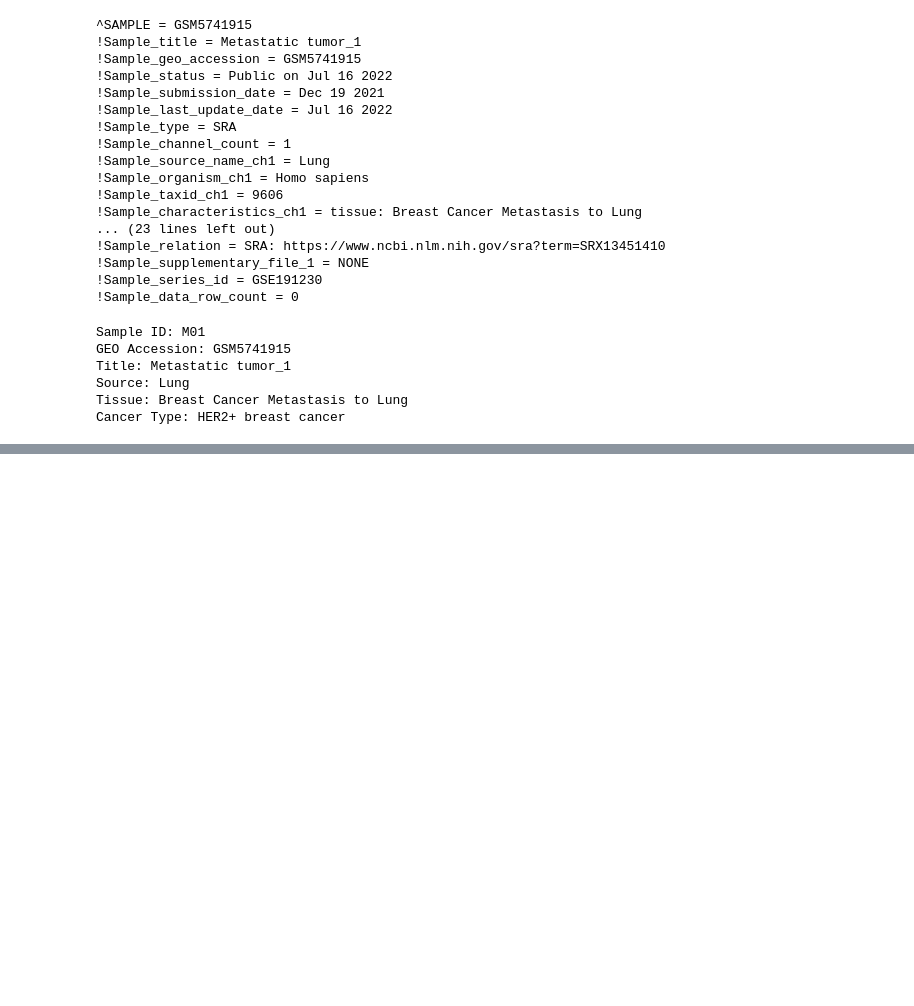
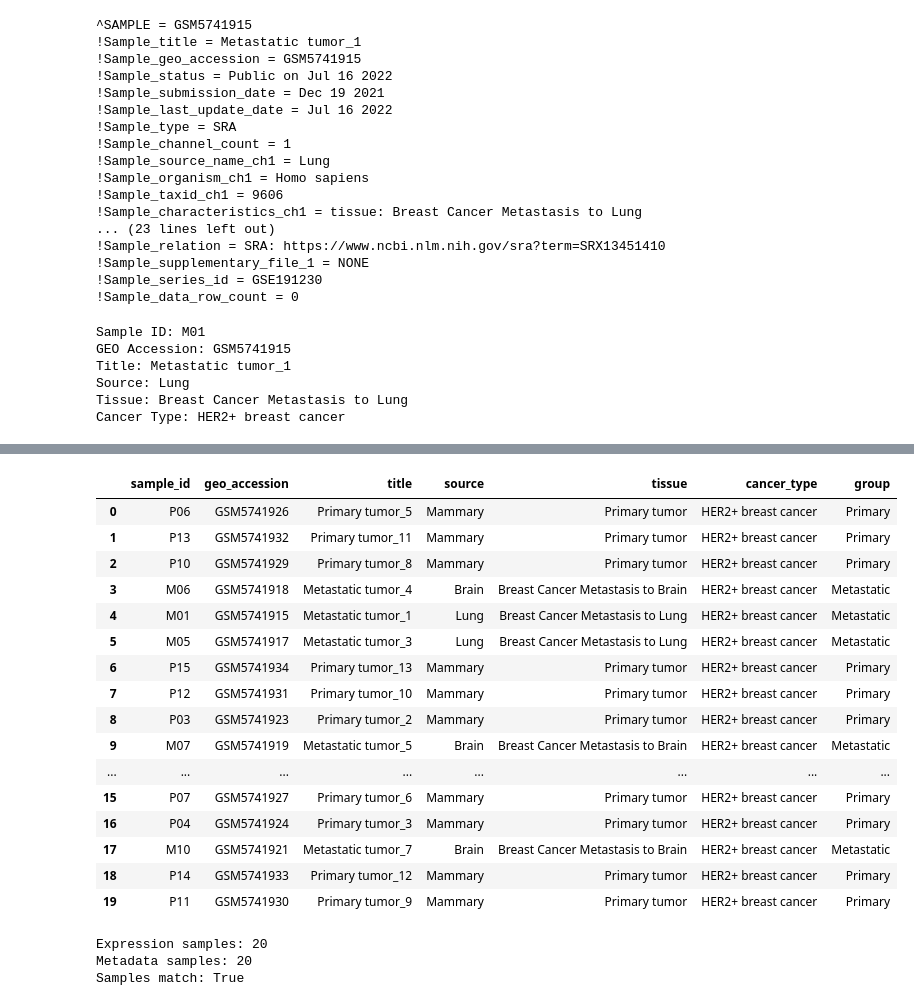
Before and after one commit to vparra9/breast-cancer-gene-expression-analysis, a Jupyter notebook: notebooks/gene_expression_analysis.ipynb, the cells around one changed output, grey strips where cells are left out. Drawn from its saved outputs; the diff is of its cells as text; code cells hidden in the pictures; blank space fills up the shorter version.

Commit message:
Retrieve and organize GEO sample metadata

```diff
--- a/notebooks/gene_expression_analysis.ipynb
+++ b/notebooks/gene_expression_analysis.ipynb
@@ -257,0 +323,8 @@ Cancer Type: HER2+ breast cancer
+# %%
+# Retrieve metadata for all samples in the study
+all_sample_metadata = []
+
+for sample in metadata[0]["Samples"]:
+    sample_accession = sample["Accession"]
+    sample_info = get_sample_metadata(sample_accession)
+    all_sample_metadata.append(sample_info)
@@ -257,0 +343,5 @@ Cancer Type: HER2+ breast cancer
+# %%
+# Convert the sample metadata into a DataFrame
+sample_metadata_df = pd.DataFrame(all_sample_metadata)
+
+sample_metadata_df
@@ -257,0 +366,40 @@ Cancer Type: HER2+ breast cancer
+# %%
+# Assign each sample to its tumor group based on the sample id
+sample_metadata_df["group"] = sample_metadata_df["sample_id"].apply(
+    lambda x: "Metastatic" if x.startswith("M") else "Primary"
+)
+
+sample_metadata_df
+# %% [output]
+|  | sample_id | geo_accession | title | source | tissue | cancer_type | group |
+| 0 | P06 | GSM5741926 | Primary tumor_5 | Mammary | Primary tumor | HER2+ breast cancer | Primary |
+| 1 | P13 | GSM5741932 | Primary tumor_11 | Mammary | Primary tumor | HER2+ breast cancer | Primary |
+| 2 | P10 | GSM5741929 | Primary tumor_8 | Mammary | Primary tumor | HER2+ breast cancer | Primary |
+| 3 | M06 | GSM5741918 | Metastatic tumor_4 | Brain | Breast Cancer Metastasis to Brain | HER2+ breast cancer | Metastatic |
+| 4 | M01 | GSM5741915 | Metastatic tumor_1 | Lung | Breast Cancer Metastasis to Lung | HER2+ breast cancer | Metastatic |
+| 5 | M05 | GSM5741917 | Metastatic tumor_3 | Lung | Breast Cancer Metastasis to Lung | HER2+ breast cancer | Metastatic |
+| 6 | P15 | GSM5741934 | Primary tumor_13 | Mammary | Primary tumor | HER2+ breast cancer | Primary |
+| 7 | P12 | GSM5741931 | Primary tumor_10 | Mammary | Primary tumor | HER2+ breast cancer | Primary |
+| 8 | P03 | GSM5741923 | Primary tumor_2 | Mammary | Primary tumor | HER2+ breast cancer | Primary |
+| 9 | M07 | GSM5741919 | Metastatic tumor_5 | Brain | Breast Cancer Metastasis to Brain | HER2+ breast cancer | Metastatic |
+| ... | ... | ... | ... | ... | ... | ... | ... |
+| 15 | P07 | GSM5741927 | Primary tumor_6 | Mammary | Primary tumor | HER2+ breast cancer | Primary |
+| 16 | P04 | GSM5741924 | Primary tumor_3 | Mammary | Primary tumor | HER2+ breast cancer | Primary |
+| 17 | M10 | GSM5741921 | Metastatic tumor_7 | Brain | Breast Cancer Metastasis to Brain | HER2+ breast cancer | Metastatic |
+| 18 | P14 | GSM5741933 | Primary tumor_12 | Mammary | Primary tumor | HER2+ breast cancer | Primary |
+| 19 | P11 | GSM5741930 | Primary tumor_9 | Mammary | Primary tumor | HER2+ breast cancer | Primary |
+# %%
+# Get sample IDs from the gene expression dataset
+expression_samples = set(df.columns[1:])
+
+# Get sample IDs from the metadata table
+metadata_samples = set(sample_metadata_df["sample_id"])
+
+# Check whether both datasets contain the same samples
+print("Expression samples:", len(expression_samples))
+print("Metadata samples:", len(metadata_samples))
+print("Samples match:", expression_samples == metadata_samples)
+# %% [output]
+Expression samples: 20
+Metadata samples: 20
+Samples match: True
```
Also changed, not shown: parts of 6 cells of this notebook.
